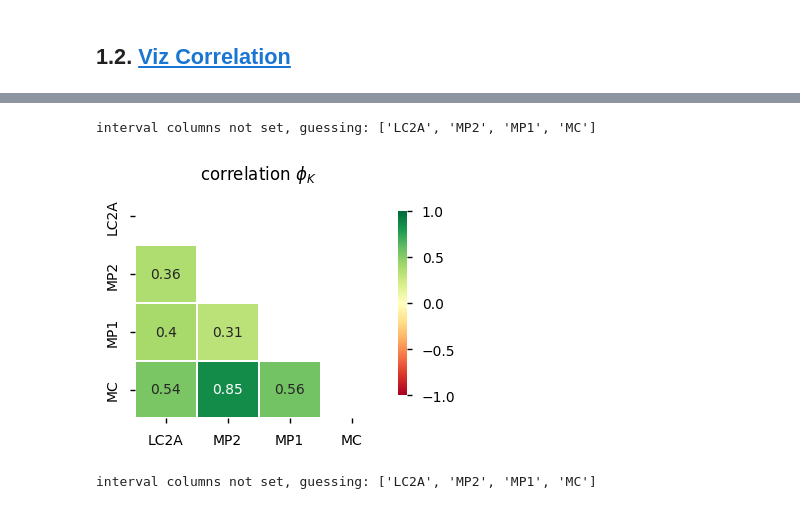
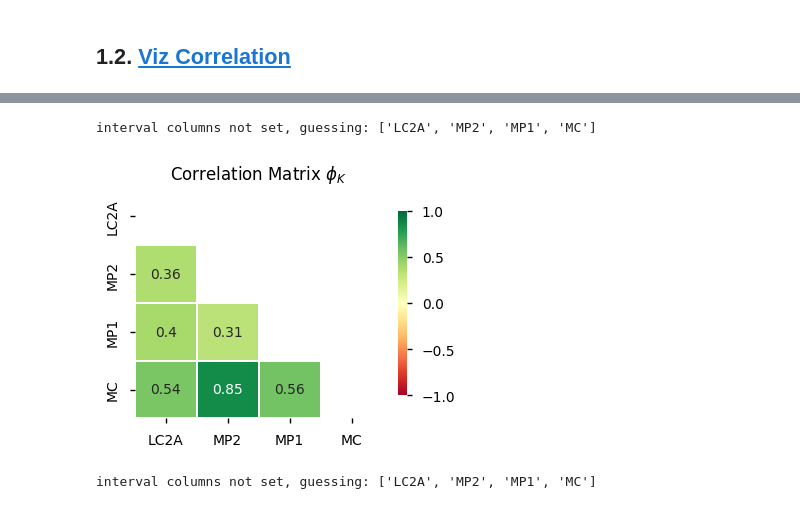
Before and after one commit to rammah83/Statistical_tasks, a Jupyter notebook: Correlation.ipynb, the cells around one changed output, grey strips where cells are left out. Cells and saved outputs as stored; diff of their text form; code cells hidden in the pictures.

```diff
--- a/Correlation.ipynb
+++ b/Correlation.ipynb
@@ -123,25 +123,25 @@ plt.title("Corrlation Matrix between groups");
 # %%
 import phik
 from phik import resources, report
 
 # open fake car insurance data
 
 
 # Pearson's correlation matrix between numeric variables (pandas functionality)
 
 # get the phi_k correlation matrix between all variables
 corr_matrix = df.phik_matrix()
 upper_mask = np.triu(np.ones_like(corr_matrix, dtype=bool), k=0)
 plt.figure(figsize=[4,3])
 sns.heatmap(corr_matrix,
 			mask=upper_mask,
 			linewidths=0.1,
 			cbar_kws={'shrink':0.8},
 			annot=True, vmax=1, vmin=-1, cmap='RdYlGn')
-plt.title(r'correlation $\phi_K$');
+plt.title(r'Correlation Matrix $\phi_K$');
 # %% [output]
 interval columns not set, guessing: ['LC2A', 'MP2', 'MP1', 'MC']
-[figure, old version]
+[figure, new version]
 # %%
 
 # get global correlations based on phi_k correlation matrix
```
Also changed, not shown: parts of 3 cells of this notebook.
